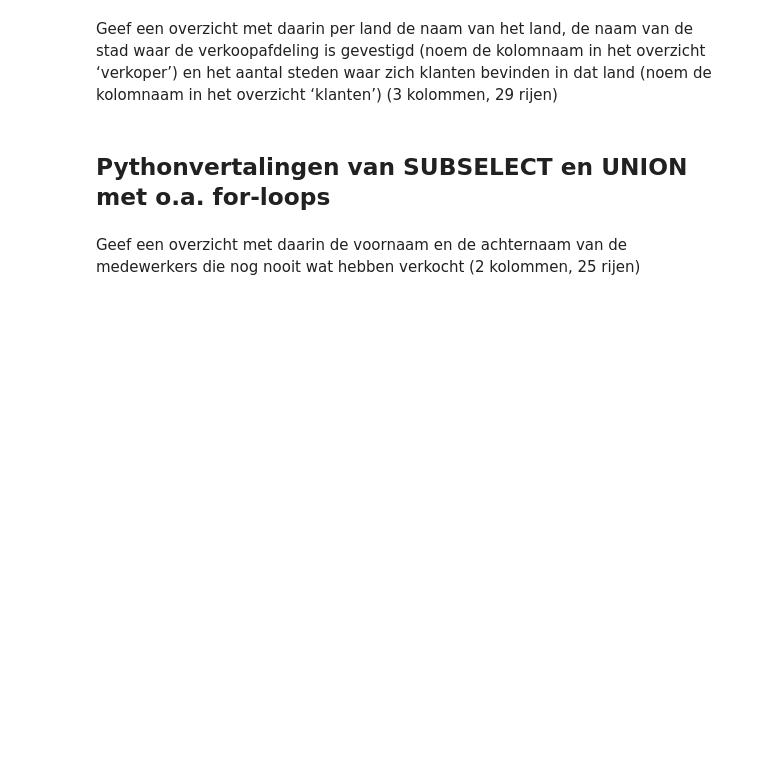
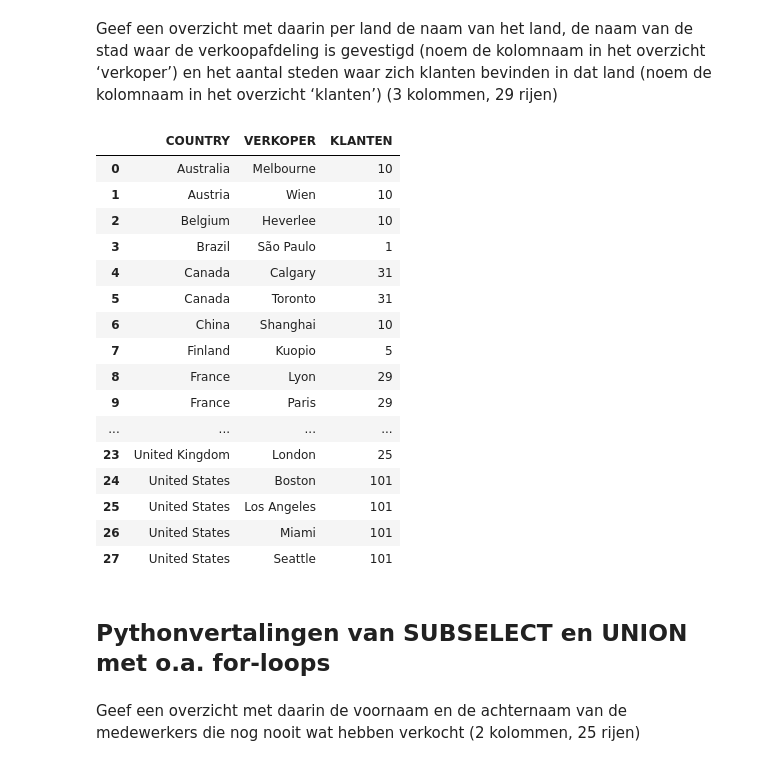
Before and after one commit to semkoolennl/SEM4-DEDS, a Jupyter notebook: week2/Practicum_2.3_Opdrachten.ipynb, the cells around one changed output. Saved outputs shown, nothing was run; the diff lists cells and outputs as text; code cells hidden in the pictures; blank space fills up the shorter version.

```diff
--- a/week2/Practicum_2.3_Opdrachten.ipynb
+++ b/week2/Practicum_2.3_Opdrachten.ipynb
@@ -36,2 +93,7 @@ Geef een overzicht met daarin de producten en hun marge waarvan de marge lager d
 # %% [markdown]
 Geef een overzicht met daarin de landen waar met francs wordt betaald. Sorteer de uitkomst op land.  (1 kolom, 3 rijen)
+# %%
+countries = tables['country']
+filter  = countries["CURRENCY_NAME"] == "francs"
+filtered = countries.loc[(filter), :]
+filtered
@@ -44,2 +147,7 @@ Geef een overzicht met daarin de landen waar met dollars (dollars of new dollar)
 # %% [markdown]
 Geef een overzicht met daarin beide adressen en de stad van vestigingen van klanten waarvan de postcode begint met een ‘D’ (van duitsland). Filter op vestigingen die een tweede adres hebben. (3 kolommen, 2 rijen)
+# %%
+retailer_sites = tables['retailer_site']
+filter = (retailer_sites["POSTAL_ZONE"].str[0] == "D") & (retailer_sites["ADDRESS2"].notna())
+filtered = retailer_sites.loc[(filter), ['ADDRESS1', 'ADDRESS2', 'POSTAL_ZONE']]
+filtered
@@ -93,5 +480,31 @@ Geef een overzicht met daarin van de verkopers behorend tot de verkoopafdeling u
 # %% [markdown]
 Geef een overzicht met daarin per land de naam van het land, de naam van de stad waar de verkoopafdeling is gevestigd (noem de kolomnaam in het overzicht ‘verkoper’) en het aantal steden waar zich klanten bevinden in dat land (noem de kolomnaam in het overzicht ‘klanten’) (3 kolommen, 29 rijen)
+# %%
+branches_with_country = pd.merge(sales_branches, countries, "inner", "COUNTRY_CODE")[["SALES_BRANCH_CODE", "CITY", "COUNTRY", "COUNTRY_CODE"]]
+branches_with_country = branches_with_country.rename(columns={"CITY": "VERKOPER"})
+
+branches_with_sellers = pd.merge(branches_with_country, retailer_sites, "inner", "COUNTRY_CODE")
+branches_sellers_per_country = branches_with_sellers.groupby(["COUNTRY", "VERKOPER"], as_index=False).agg(KLANTEN=("RETAILER_CODE", "count"))
+
+branches_sellers_per_country
+# %% [output]
+|  | COUNTRY | VERKOPER | KLANTEN |
+| 0 | Australia | Melbourne | 10 |
+| 1 | Austria | Wien | 10 |
+| 2 | Belgium | Heverlee | 10 |
+| 3 | Brazil | São Paulo | 1 |
+| 4 | Canada | Calgary | 31 |
+| 5 | Canada | Toronto | 31 |
+| 6 | China | Shanghai | 10 |
+| 7 | Finland | Kuopio | 5 |
+| 8 | France | Lyon | 29 |
+| 9 | France | Paris | 29 |
+| ... | ... | ... | ... |
+| 23 | United Kingdom | London | 25 |
+| 24 | United States | Boston | 101 |
+| 25 | United States | Los Angeles | 101 |
+| 26 | United States | Miami | 101 |
+| 27 | United States | Seattle | 101 |
 # %% [markdown]
 ## Pythonvertalingen van SUBSELECT en UNION met o.a. for-loops
 # %% [markdown]
```
Also changed, not shown: parts of 29 cells of this notebook.
